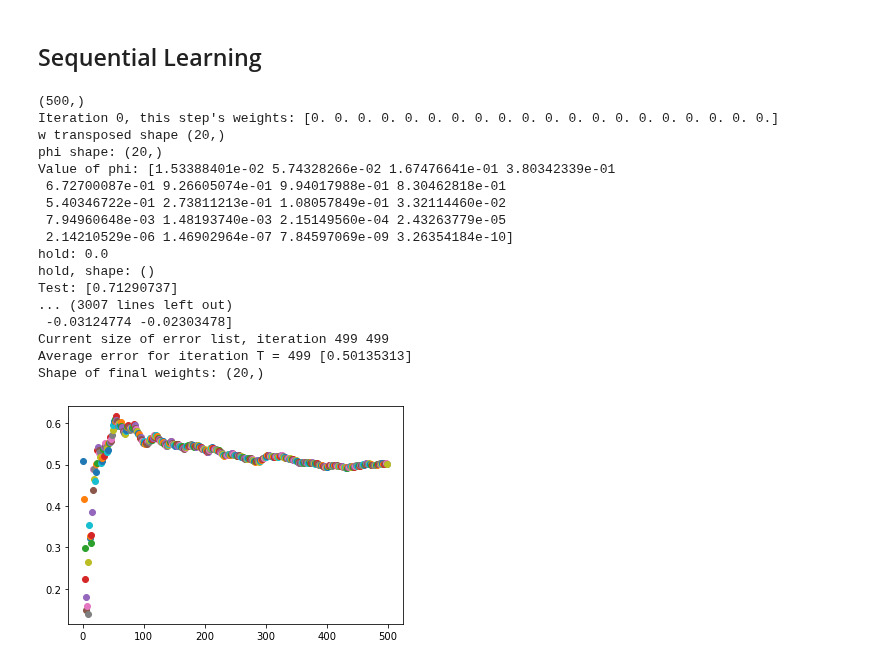
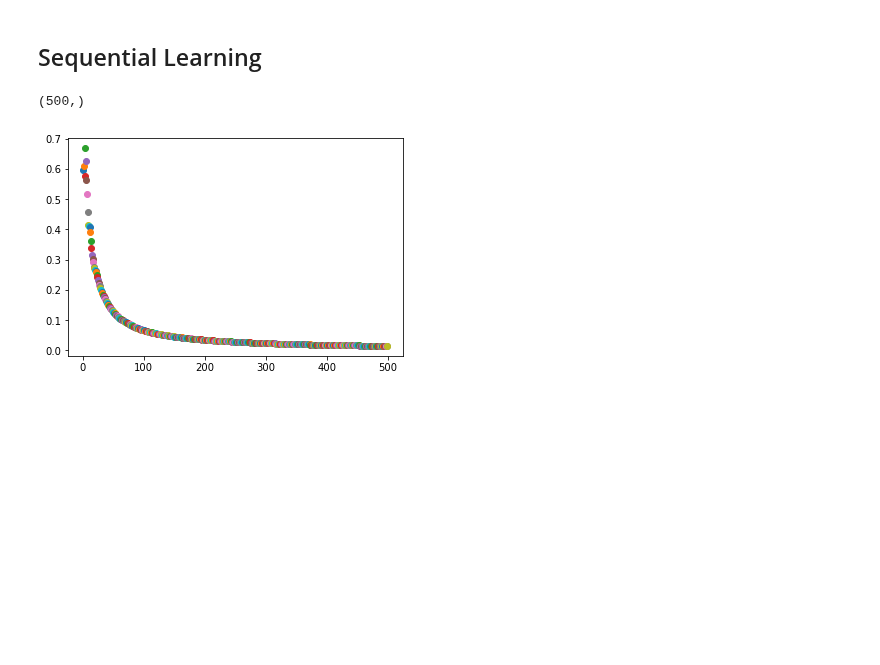
Before and after one commit to graterollin/PRML, a Jupyter notebook: hw3/HW3.ipynb, the cells around one changed output. Cells and saved outputs as stored; diff of their text form; code cells hidden in the pictures; blank space fills up the shorter version.

```diff
--- a/hw3/HW3.ipynb
+++ b/hw3/HW3.ipynb
@@ -74,14 +62,3 @@ def compute_design_matrix(centers, input_data, degree):
         design_matrix.append(row_array)
 
     return design_matrix
-# %%
-# TODO: Get rid of this cell!
-# Testing out our existing functions
-M = 3
-x = np.array([0,1,2,3,4,5,6,7,8,9,10,11])
-
-centers = construct_centers(x, M)
-print("Centers for our data:", centers)
-
-design_matrix = compute_design_matrix(centers, x, M)
-print("Design matrix:", design_matrix)
@@ -611,27 +419,11 @@ def SGD(N, lr):
 
     return centers, w_temp
 # %%
-#optimal_weights = SGD(500, 0.05)
-centers_sequential, optimal_weights_sequential = SGD(500, 0.0005)
+# Plotting 500 data points with learning rate 0.05
+centers_sequential, optimal_weights_sequential = SGD(500, 0.05)
 # %% [output]
 (500,)
-Iteration 0, this step's weights: [0. 0. 0. 0. 0. 0. 0. 0. 0. 0. 0. 0. 0. 0. 0. 0. 0. 0. 0. 0.]
-w transposed shape (20,)
-phi shape: (20,)
-Value of phi: [1.53388401e-02 5.74328266e-02 1.67476641e-01 3.80342339e-01
- 6.72700087e-01 9.26605074e-01 9.94017988e-01 8.30462818e-01
- 5.40346722e-01 2.73811213e-01 1.08057849e-01 3.32114460e-02
- 7.94960648e-03 1.48193740e-03 2.15149560e-04 2.43263779e-05
- 2.14210529e-06 1.46902964e-07 7.84597069e-09 3.26354184e-10]
-hold: 0.0
-hold, shape: ()
-Test: [0.71290737]
-... (3007 lines left out)
- -0.03124774 -0.02303478]
-Current size of error list, iteration 499 499
-Average error for iteration T = 499 [0.50135313]
-Shape of final weights: (20,)
-[figure, old version]
+[figure, new version]
 # %%
 # Test the learned model on an independent test set
 M = 20
```
Also changed, not shown: parts of 20 cells of this notebook.
